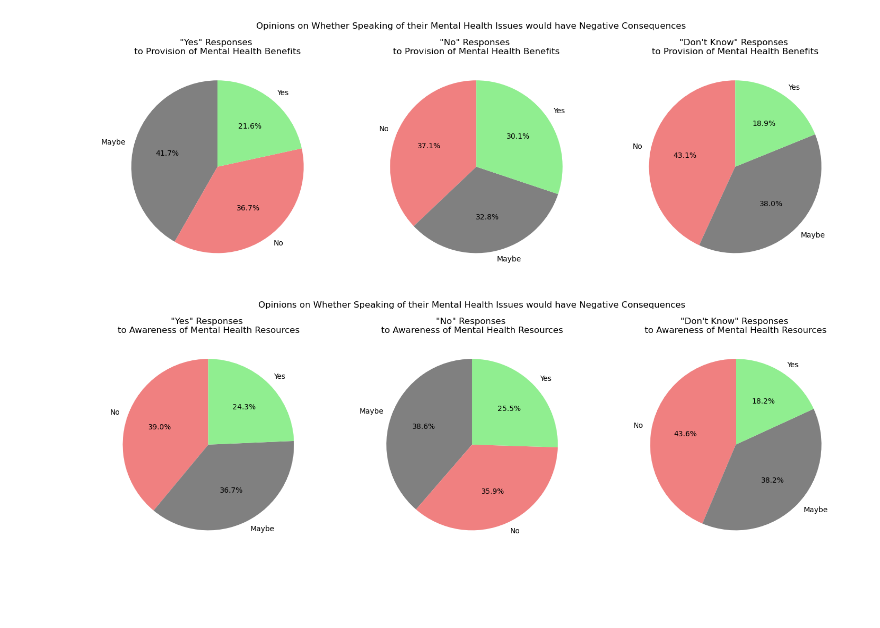
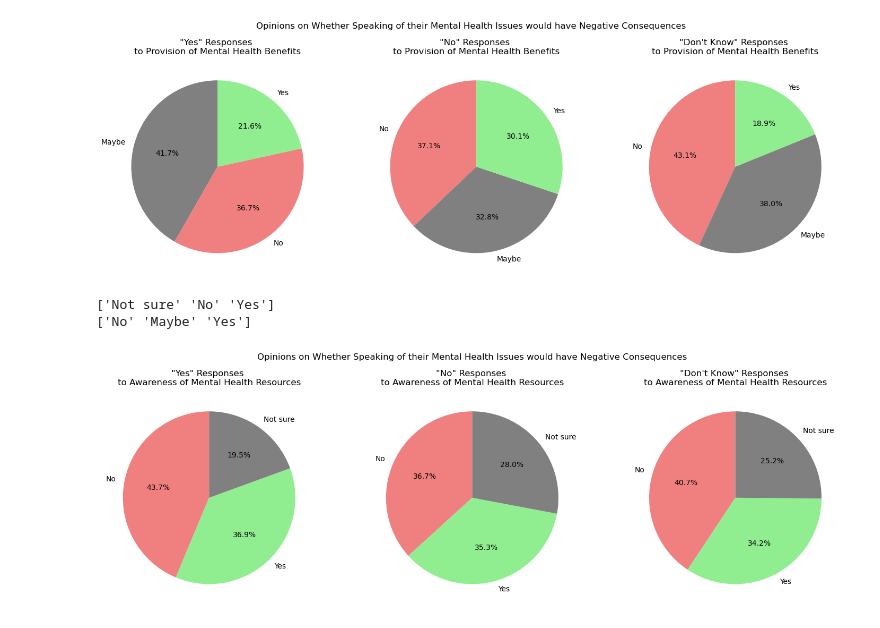
Before and after one commit to Itsamesamir/COMP0031, a Jupyter notebook: mentalHealth/Sachi - Company Actions/Sachi.ipynb, the cells around one changed output. Cells and saved outputs as stored; diff of their text form; code cells hidden in the pictures; blank space fills up the shorter version.

Commit message:
more graphs

```diff
--- a/mentalHealth/Sachi - Company Actions/Sachi.ipynb
+++ b/mentalHealth/Sachi - Company Actions/Sachi.ipynb
@@ -268,43 +268,45 @@ data_copy.loc[condition, 'QuestionID'] = 94
 
 userid_q94 = data[(data['QuestionID'] == 94)]
 userid_q98= data[(data['QuestionID'] == 98)]
 
-merged_q94_q14_q98 = pd.merge(userid_q94, userid_q98[['UserID', 'AnswerText']], on='UserID')
+merged_q94_q14_q98 = pd.merge(userid_q94, userid_q98[['UserID', 'AnswerText']], on='UserID', suffixes=('_q94', '_q98'))
 # print(merged_q94_q14_q98)
 
-# print(merged_q94_q14_q98['AnswerText_x'].unique())
-# print(merged_q94_q14_q98['AnswerText_y'].unique())
+print(merged_q94_q14_q98['AnswerText_q94'].unique())
+print(merged_q94_q14_q98['AnswerText_q98'].unique())
 
-# merged_q94_q14_q98 = merged_q94_q14_q98.dropna(subset=['AnswerText_x'])
-# merged_q94_q14_q98 = merged_q94_q14_q98.dropna(subset=['AnswerText_y'])
+merged_q94_q14_q98 = merged_q94_q14_q98.dropna(subset=['AnswerText_q94'])
+merged_q94_q14_q98 = merged_q94_q14_q98.dropna(subset=['AnswerText_q98'])
 
-yes_responses_q94_q98 = merged_q94_q14_q98[merged_q94_q14_q98['AnswerText_x'] == 'Yes']
-yes_responses_q94_q98_y = yes_responses_q94_q98['AnswerText_y'].value_counts(normalize=True)
+yes_responses_q94_q98 = merged_q94_q14_q98[merged_q94_q14_q98['AnswerText_q98'] == 'Yes']
+yes_responses_q94_q98_y = yes_responses_q94_q98['AnswerText_q94'].value_counts(normalize=True)
 
-no_responses_q94_q98 = merged_q94_q14_q98[merged_q94_q14_q98['AnswerText_x'] == 'No']
-no_responses_q94_q98_y = no_responses_q94_q98['AnswerText_y'].value_counts(normalize=True)
+no_responses_q94_q98 = merged_q94_q14_q98[merged_q94_q14_q98['AnswerText_q98'] == 'No']
+no_responses_q94_q98_y = no_responses_q94_q98['AnswerText_q94'].value_counts(normalize=True)
 
-dknow_responses_q94_q98 = merged_q94_q14_q98[merged_q94_q14_q98['AnswerText_x'] == 'Not sure']
-dknow_responses_q94_q98_y = dknow_responses_q94_q98['AnswerText_y'].value_counts(normalize=True)
+dknow_responses_q94_q98 = merged_q94_q14_q98[merged_q94_q14_q98['AnswerText_q98'] == 'Maybe']
+dknow_responses_q94_q98_y = dknow_responses_q94_q98['AnswerText_q94'].value_counts(normalize=True)
 
-color_mapping= {'Yes': 'lightgreen', 'No': 'lightcoral', 'Maybe': 'grey'}
+color_mapping= {'Yes': 'lightgreen', 'No': 'lightcoral', 'Not sure': 'grey'}
 
 # Create a figure with subplots
 fig, axes = plt.subplots(1, 3, figsize=(15, 5))
 
 # Plot the first pie chart for AnswerText_y
 axes[0].pie(yes_responses_q94_q98_y, labels=yes_responses_q94_q98_y.index, autopct='%1.1f%%', startangle=90, colors=yes_responses_q94_q98_y.index.map(color_mapping))
 axes[0].set_title('"Yes" Responses \nto Awareness of Mental Health Resources')
 
 # Plot the second pie chart for AnswerText_z
 axes[1].pie(no_responses_q94_q98_y, labels=no_responses_q94_q98_y.index, autopct='%1.1f%%', startangle=90, colors=no_responses_q94_q98_y.index.map(color_mapping))
 axes[1].set_title('"No" Responses \nto Awareness of Mental Health Resources')
 
 # Plot the first pie chart for AnswerText_y
 axes[2].pie(dknow_responses_q94_q98_y, labels=dknow_responses_q94_q98_y.index, autopct='%1.1f%%', startangle=90, colors=dknow_responses_q94_q98_y.index.map(color_mapping))
 axes[2].set_title('"Don\'t Know" Responses \nto Awareness of Mental Health Resources')
 
 fig.suptitle("Opinions on Whether Speaking of their Mental Health Issues would have Negative Consequences\n")
 plt.tight_layout()
 # %% [output]
+['Not sure' 'No' 'Yes']
+['No' 'Maybe' 'Yes']
-[figure, old version]
+[figure, new version]
```
Also changed, not shown: parts of 6 cells of this notebook.
